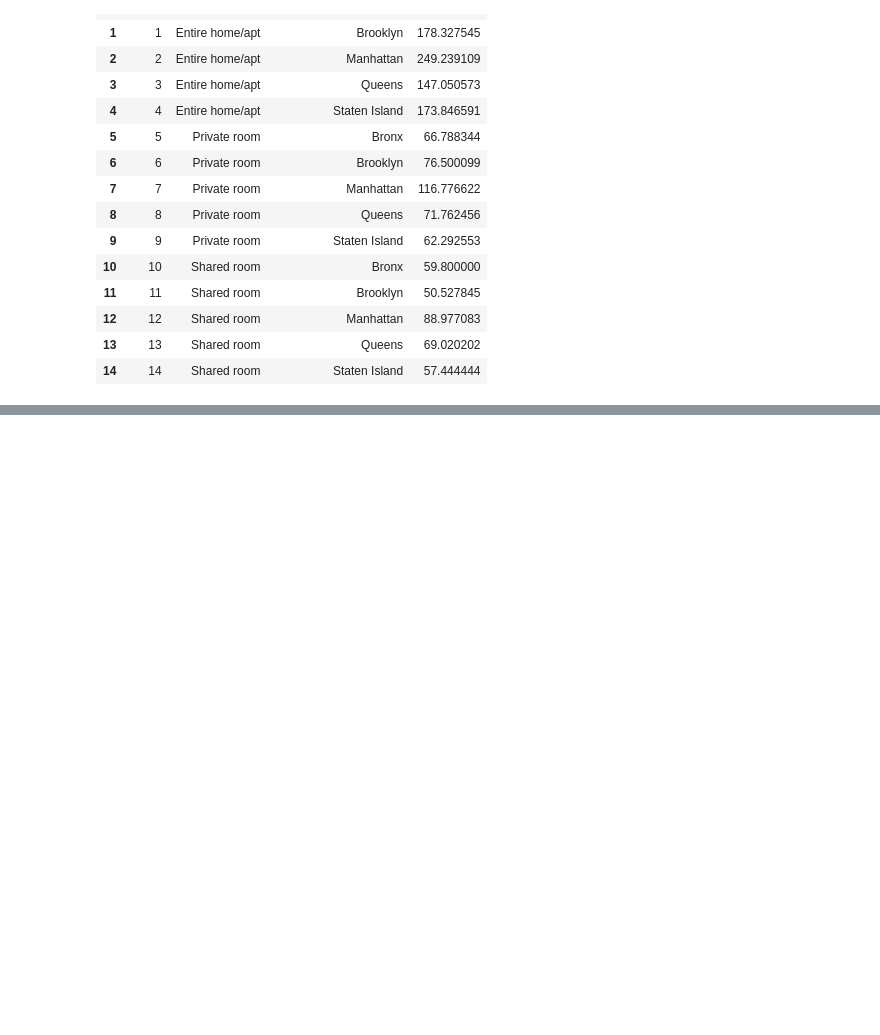
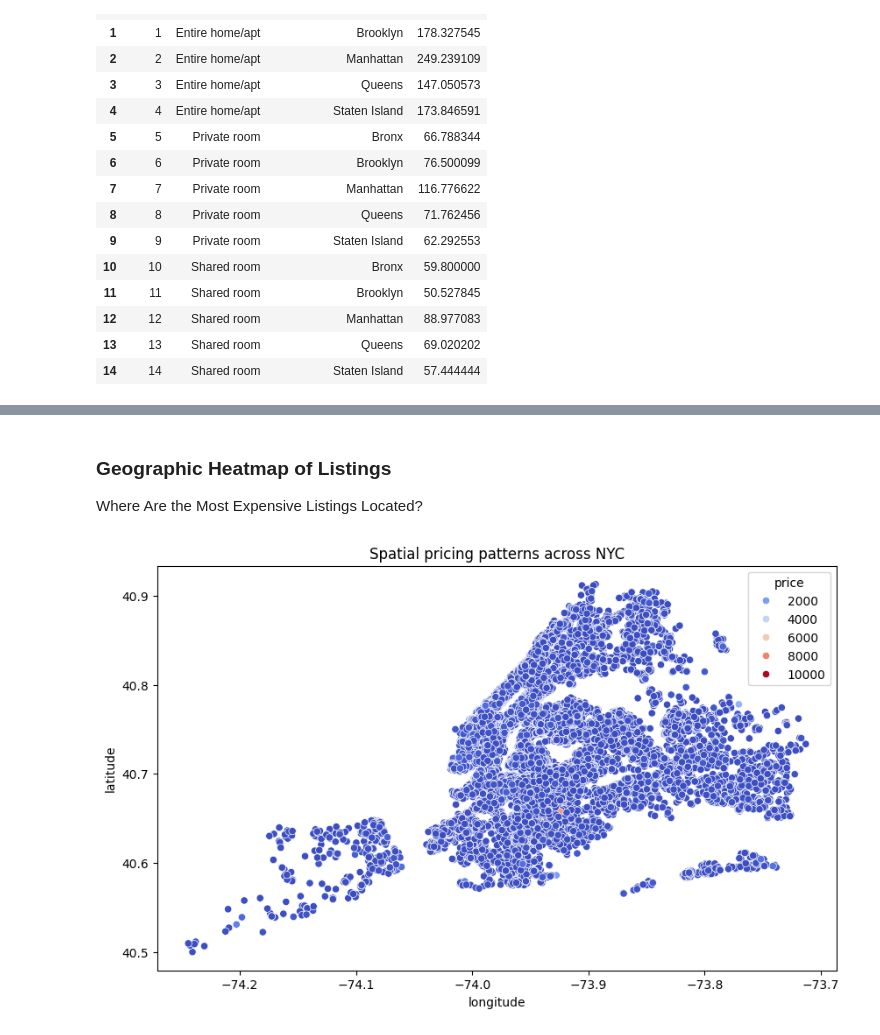
Before and after one commit to msalaverri/machine-learning-python-msalaverri, a Jupyter notebook: src/explore.ipynb, the cells around one changed output, grey strips where cells are left out. Saved outputs shown, nothing was run; the diff lists cells and outputs as text; code cells hidden in the pictures; blank space fills up the shorter version.

```diff
--- a/src/explore.ipynb
+++ b/src/explore.ipynb
@@ -293,0 +337,14 @@ avg_price_combined.reset_index()
+# %% [markdown]
+### Geographic Heatmap of Listings
+
+Where Are the Most Expensive Listings Located?
+# %%
+#Filter 0 in Price
+price_not_0_df = df[df['price'] > 1]
+
+plt.figure(figsize=(10, 6))
+sns.scatterplot(data=price_not_0_df, x='longitude', y='latitude', hue='price', palette='coolwarm')
+plt.title('Spatial pricing patterns across NYC')
+plt.show()
+# %% [output]
+[figure, added]
```
Also changed, not shown: parts of 30 cells of this notebook.
